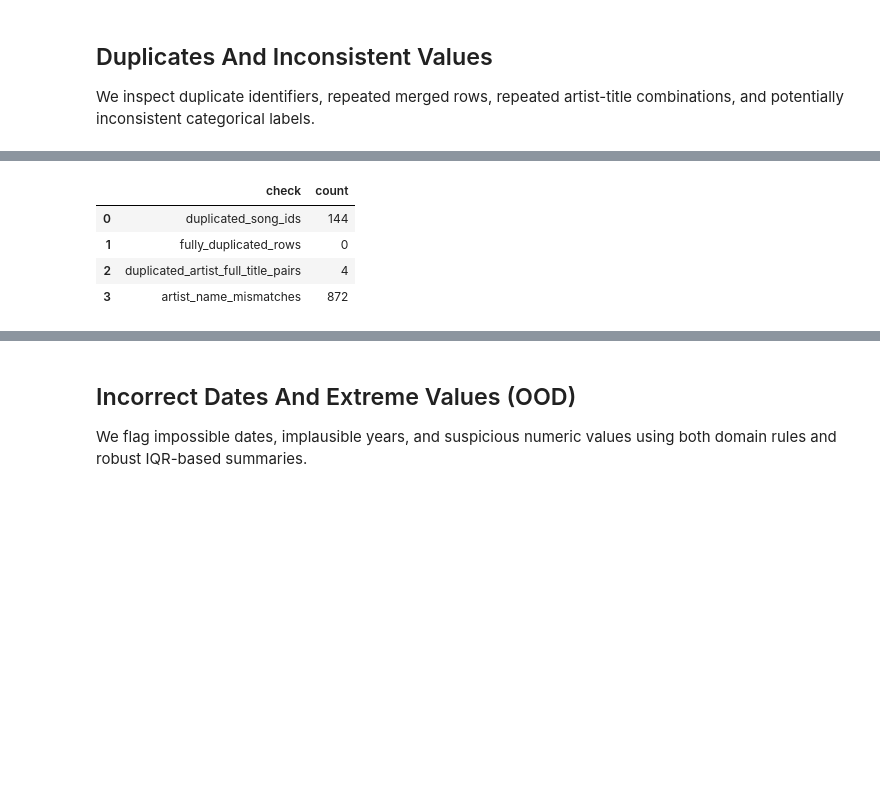
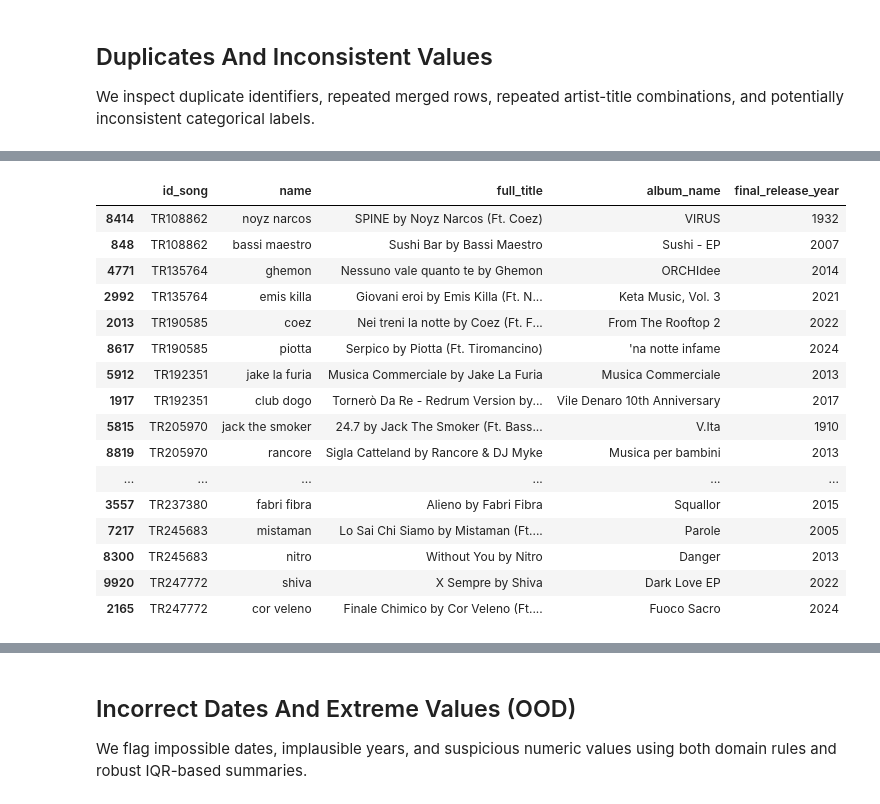
Before and after one commit to simonegrandinetti/ML_first_project, a Jupyter notebook: main_project.ipynb, the cells around one changed output, grey strips where cells are left out. Cells and saved outputs as stored; diff of their text form; code cells hidden in the pictures; blank space fills up the shorter version.

```diff
--- a/main_project.ipynb
+++ b/main_project.ipynb
@@ -638,32 +604,53 @@ We inspect duplicate identifiers, repeated merged rows, repeated artist-title co
 # %%
 from ml_utils.preprocessing import normalize_text
 
-duplicate_song_id_mask = df["id_song"].duplicated(keep=False)
-duplicate_row_mask = df.duplicated(keep=False)
-duplicate_artist_title_mask = df.duplicated(subset=["name", "full_title"], keep=False)
+# ---------- Stage: Data Integrity Flags ----------
+# Standardized row-level flags so all checks are aggregated once.
+integrity_flags = pd.DataFrame(index=df.index)
 
-normalized_name_artist = df["name_artist"].map(normalize_text)
-normalized_name = df["name"].map(normalize_text)
-artist_name_mismatch_mask = normalized_name_artist != normalized_name
-
-duplicates_summary = pd.DataFrame(
-    [
-        {"check": "duplicated_song_ids", "count": int(duplicate_song_id_mask.sum())},
-        {"check": "fully_duplicated_rows", "count": int(duplicate_row_mask.sum())},
-        {"check": "duplicated_artist_full_title_pairs", "count": int(duplicate_artist_title_mask.sum())},
-        {"check": "artist_name_mismatches", "count": int(artist_name_mismatch_mask.sum())},
-    ]
+integrity_flags["rule_duplicate_song_id"] = df["id_song"].duplicated(keep=False)
+integrity_flags["rule_duplicate_full_row"] = df.duplicated(keep=False)
+integrity_flags["rule_duplicate_artist_title"] = df.duplicated(
+    subset=["name", "full_title"], keep=False
 )
 
-display(duplicates_summary)
-display(
-    df.loc[duplicate_song_id_mask, ["id_song", "name", "full_title", "album_name", "release_year"]]
-    .sort_values(["id_song", "release_year"])
+name_artist_norm = df["name_artist"].map(normalize_text)
+name_norm = df["name"].map(normalize_text)
+integrity_flags["rule_artist_name_mismatch"] = name_artist_norm != name_norm
+
+# Optional global flag for downstream filtering/debugging
+integrity_flags["rule_any_integrity_issue"] = integrity_flags.any(axis=1)
+
+# ---------- Compact Integrity Report ----------
+integrity_report = (
+    integrity_flags.sum()
+    .rename("count")
+    .to_frame()
+    .assign(pct=lambda x: (100 * x["count"] / len(df)).round(2))
+    .reset_index()
+    .rename(columns={"index": "check"})
+    .sort_values(["count", "check"], ascending=[False, True])
+)
+
+display(integrity_report)
+
+# ---------- Focused Samples For Diagnostics ----------
+year_col = "final_release_year" if "final_release_year" in df.columns else "release_year"
+
+duplicate_song_examples = (
+    df.loc[integrity_flags["rule_duplicate_song_id"],
+           ["id_song", "name", "full_title", "album_name", year_col]]
+    .sort_values(["id_song", year_col])
     .head(20)
 )
-display(
-    df.loc[artist_name_mismatch_mask, ["name", "name_artist", "full_title"]]
+
+artist_name_mismatch_examples = (
+    df.loc[integrity_flags["rule_artist_name_mismatch"],
+           ["name", "name_artist", "full_title"]]
     .drop_duplicates()
     .head(20)
 )
+
+display(duplicate_song_examples)
+display(artist_name_mismatch_examples)
 # %% [output]
@@ -675,5 +663,17 @@ display(
-|  | check | count |
-| 0 | duplicated_song_ids | 144 |
-| 1 | fully_duplicated_rows | 0 |
-| 2 | duplicated_artist_full_title_pairs | 4 |
-| 3 | artist_name_mismatches | 872 |
+|  | id_song | name | full_title | album_name | final_release_year |
+| 8414 | TR108862 | noyz narcos | SPINE by Noyz Narcos (Ft. Coez) | VIRUS | 1932 |
+| 848 | TR108862 | bassi maestro | Sushi Bar by Bassi Maestro | Sushi - EP | 2007 |
+| 4771 | TR135764 | ghemon | Nessuno vale quanto te by Ghemon | ORCHIdee | 2014 |
+| 2992 | TR135764 | emis killa | Giovani eroi by Emis Killa (Ft. N... | Keta Music, Vol. 3 | 2021 |
+| 2013 | TR190585 | coez | Nei treni la notte by Coez (Ft. F... | From The Rooftop 2 | 2022 |
+| 8617 | TR190585 | piotta | Serpico by Piotta (Ft. Tiromancino) | 'na notte infame | 2024 |
+| 5912 | TR192351 | jake la furia | Musica Commerciale by Jake La Furia | Musica Commerciale | 2013 |
+| 1917 | TR192351 | club dogo | Tornerò Da Re - Redrum Version by... | Vile Denaro 10th Anniversary | 2017 |
+| 5815 | TR205970 | jack the smoker | 24.7 by Jack The Smoker (Ft. Bass... | V.Ita | 1910 |
+| 8819 | TR205970 | rancore | Sigla Catteland by Rancore & DJ Myke | Musica per bambini | 2013 |
+| ... | ... | ... | ... | ... | ... |
+| 3557 | TR237380 | fabri fibra | Alieno by Fabri Fibra | Squallor | 2015 |
+| 7217 | TR245683 | mistaman | Lo Sai Chi Siamo by Mistaman (Ft.... | Parole | 2005 |
+| 8300 | TR245683 | nitro | Without You by Nitro | Danger | 2013 |
+| 9920 | TR247772 | shiva | X Sempre by Shiva | Dark Love EP | 2022 |
+| 2165 | TR247772 | cor veleno | Finale Chimico by Cor Veleno (Ft.... | Fuoco Sacro | 2024 |
```
Also changed, not shown: parts of 11 cells of this notebook, 2 other files.
